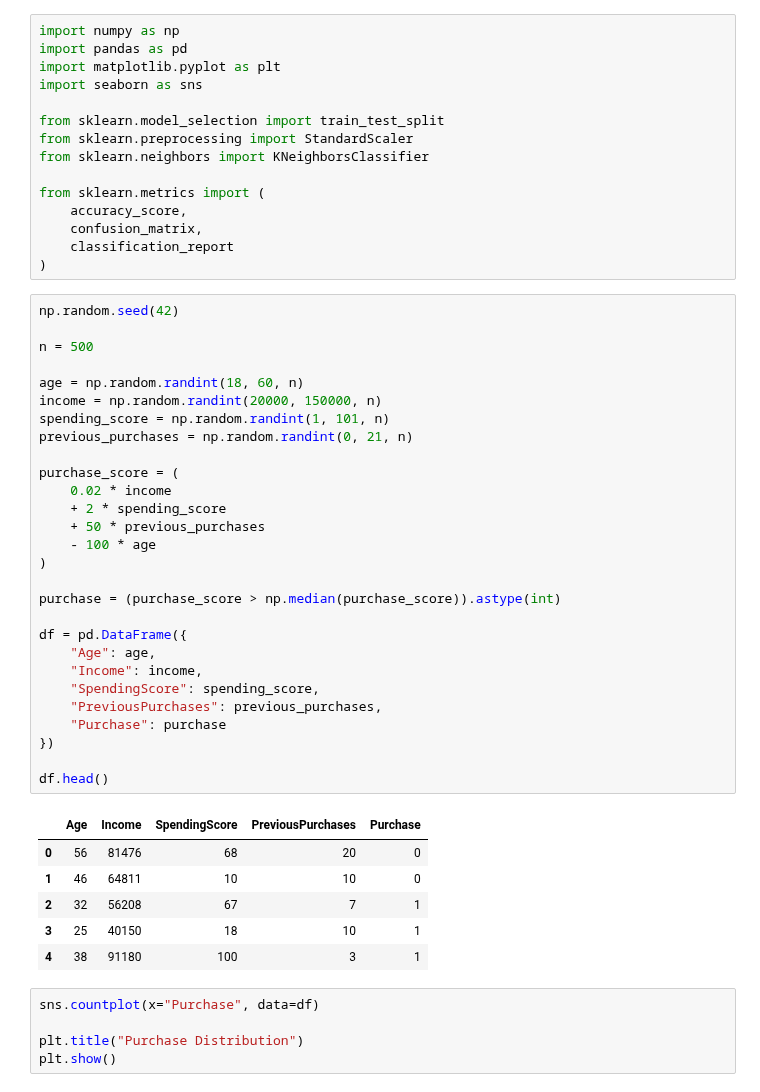
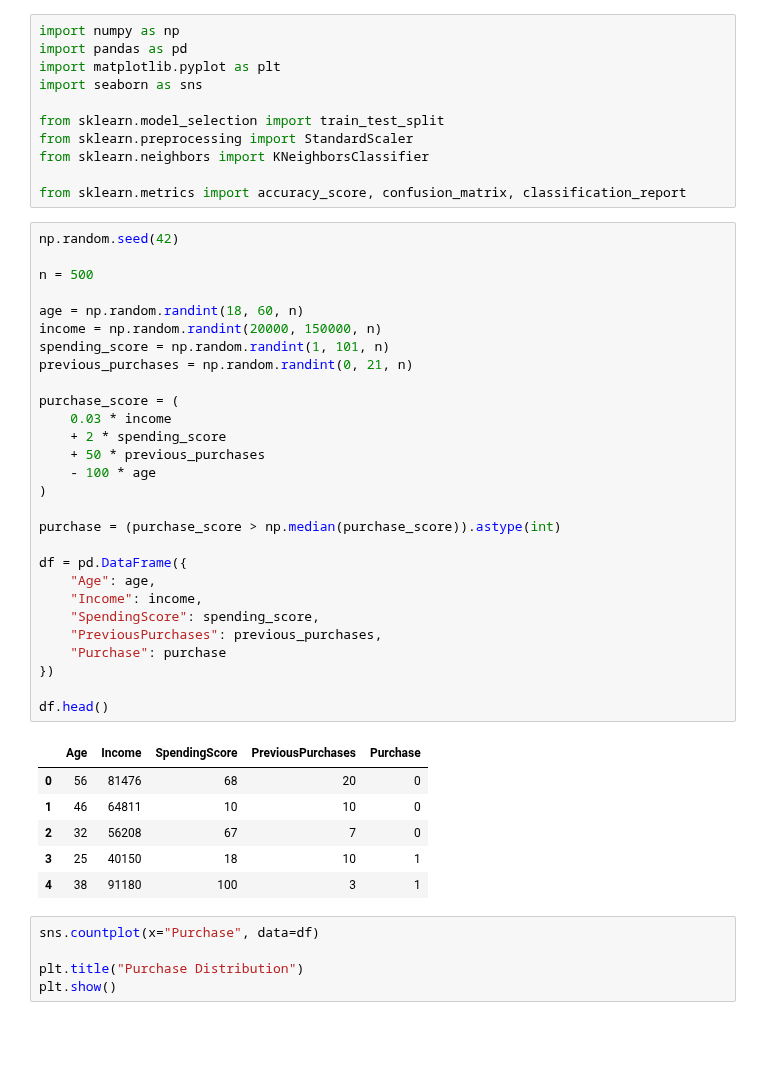
Before and after one commit to abhinavsinh014-prog/Machine-Learing, a Jupyter notebook: CustomerClassifier.ipynb, the cells around one changed output. Cells and saved outputs as stored; diff of their text form; blank space fills up the shorter version.

```diff
--- a/CustomerClassifier.ipynb
+++ b/CustomerClassifier.ipynb
@@ -8,44 +8,40 @@ from sklearn.model_selection import train_test_split
 from sklearn.preprocessing import StandardScaler
 from sklearn.neighbors import KNeighborsClassifier
 
-from sklearn.metrics import (
-    accuracy_score,
-    confusion_matrix,
-    classification_report
-)
+from sklearn.metrics import accuracy_score, confusion_matrix, classification_report
 # %%
 np.random.seed(42)
 
 n = 500
 
 age = np.random.randint(18, 60, n)
 income = np.random.randint(20000, 150000, n)
 spending_score = np.random.randint(1, 101, n)
 previous_purchases = np.random.randint(0, 21, n)
 
 purchase_score = (
-    0.02 * income
+    0.03 * income
     + 2 * spending_score
     + 50 * previous_purchases
     - 100 * age
 )
 
 purchase = (purchase_score > np.median(purchase_score)).astype(int)
 
 df = pd.DataFrame({
     "Age": age,
     "Income": income,
     "SpendingScore": spending_score,
     "PreviousPurchases": previous_purchases,
     "Purchase": purchase
 })
 
 df.head()
 # %% [output]
 |  | Age | Income | SpendingScore | PreviousPurchases | Purchase |
 | 0 | 56 | 81476 | 68 | 20 | 0 |
 | 1 | 46 | 64811 | 10 | 10 | 0 |
-| 2 | 32 | 56208 | 67 | 7 | 1 |
+| 2 | 32 | 56208 | 67 | 7 | 0 |
 | 3 | 25 | 40150 | 18 | 10 | 1 |
 | 4 | 38 | 91180 | 100 | 3 | 1 |
 # %%
```
Also changed, not shown: parts of 5 cells of this notebook.
